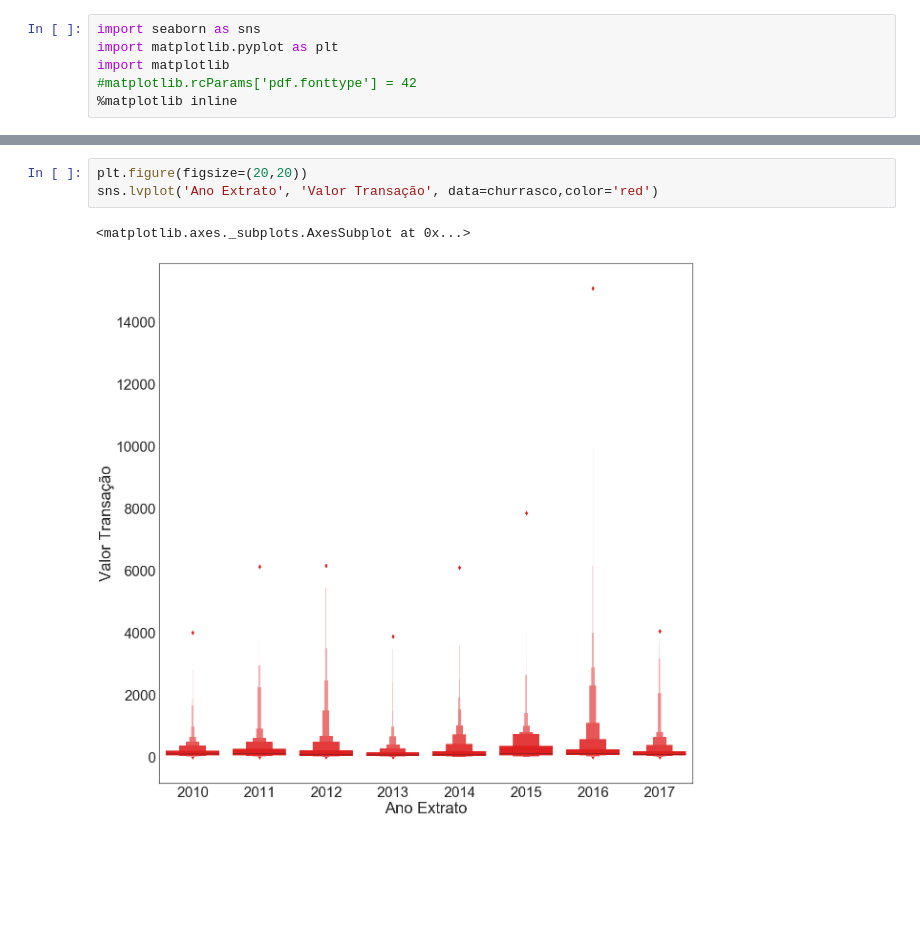
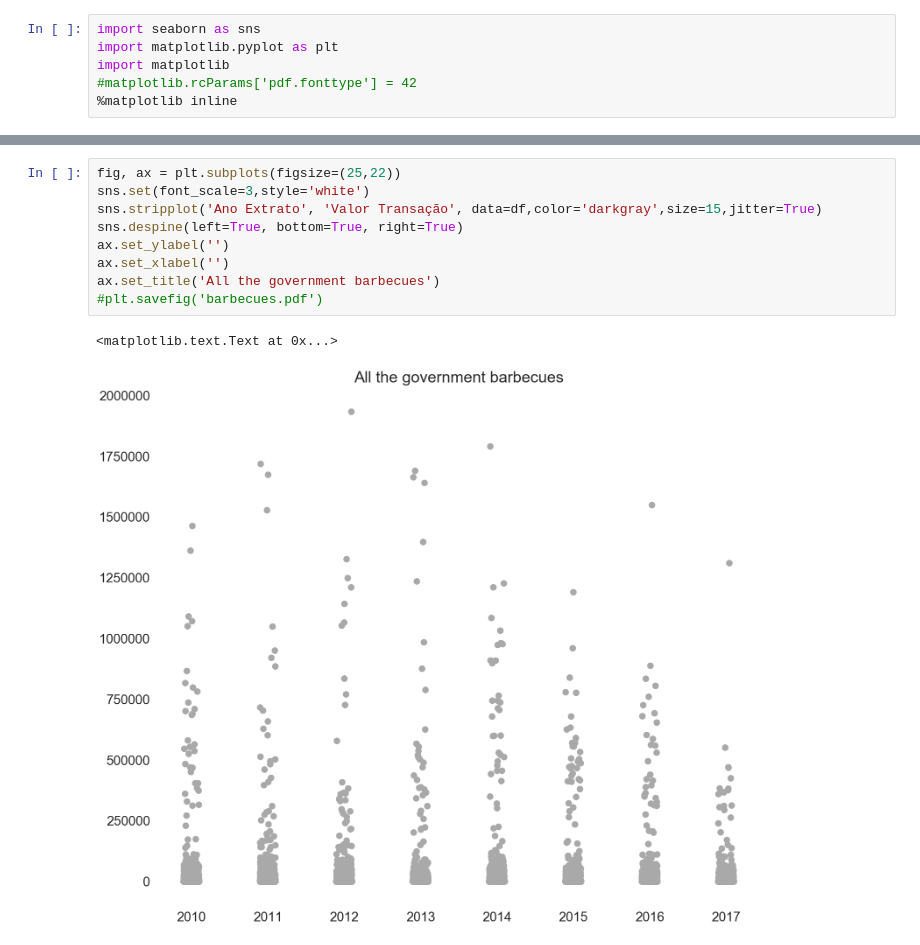
Before and after one commit to RodrigoMenegat/studio-projects, a Jupyter notebook: code/all-the-government-barbecues/analysis.ipynb, the cells around one changed output, grey strips where cells are left out. Cells and saved outputs as stored; diff of their text form; blank space fills up the shorter version.

```diff
--- a/code/government-credit-cards/analysis.ipynb
+++ b/code/all-the-government-barbecues/analysis.ipynb
@@ -586,6 +581,12 @@ plt.savefig('barbecues.pdf')
-# %%
-plt.figure(figsize=(20,20))
-sns.lvplot('Ano Extrato', 'Valor Transação', data=churrasco,color='red')
-# %% [output]
-<matplotlib.axes._subplots.AxesSubplot at 0x...>
-[figure, removed]
+# %%
+fig, ax = plt.subplots(figsize=(25,22))
+sns.set(font_scale=3,style='white')
+sns.stripplot('Ano Extrato', 'Valor Transação', data=df,color='darkgray',size=15,jitter=True)
+sns.despine(left=True, bottom=True, right=True)
+ax.set_ylabel('')
+ax.set_xlabel('')
+ax.set_title('All the government barbecues')
+#plt.savefig('barbecues.pdf')
+# %% [output]
+<matplotlib.text.Text at 0x...>
+[figure, added]
```
Also changed, not shown: parts of 8 cells of this notebook, 5 other files.
